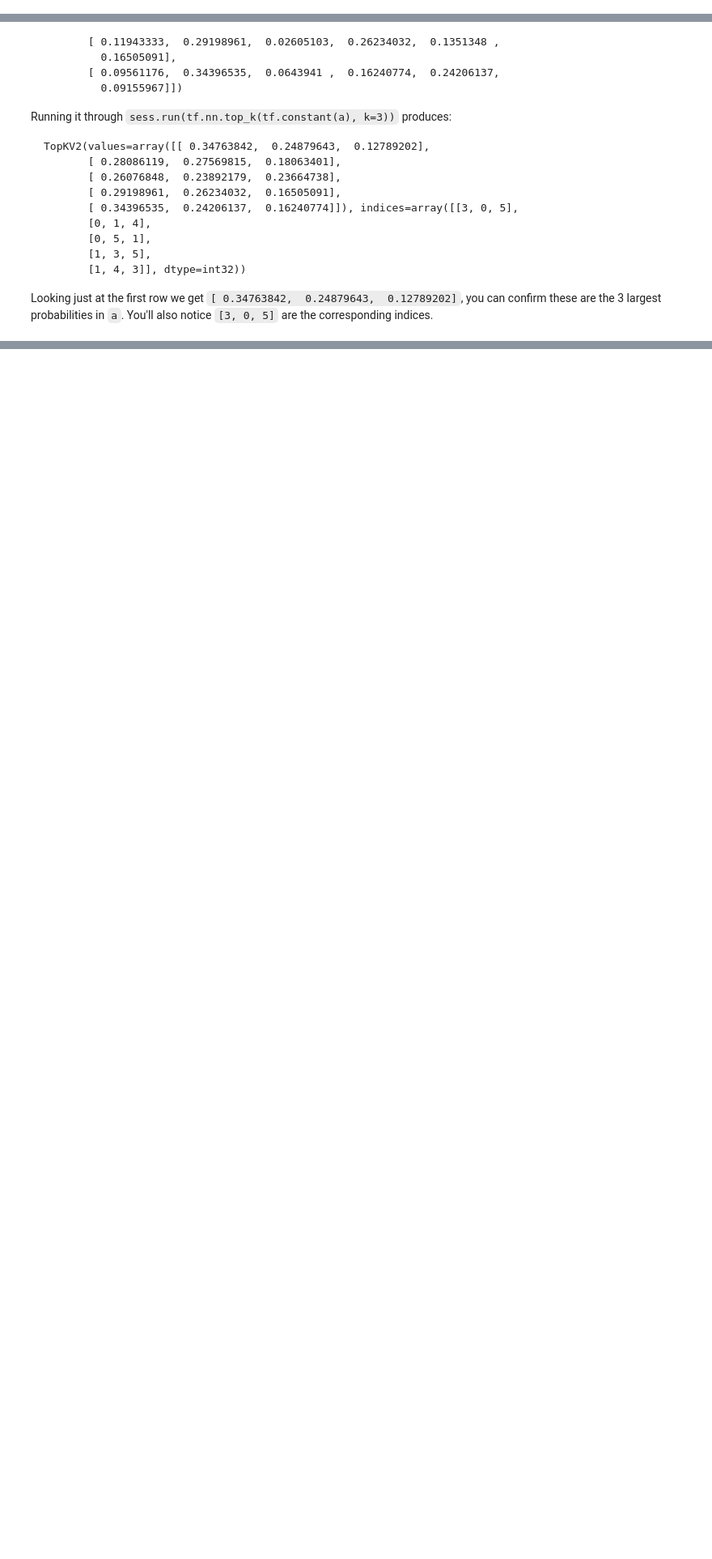
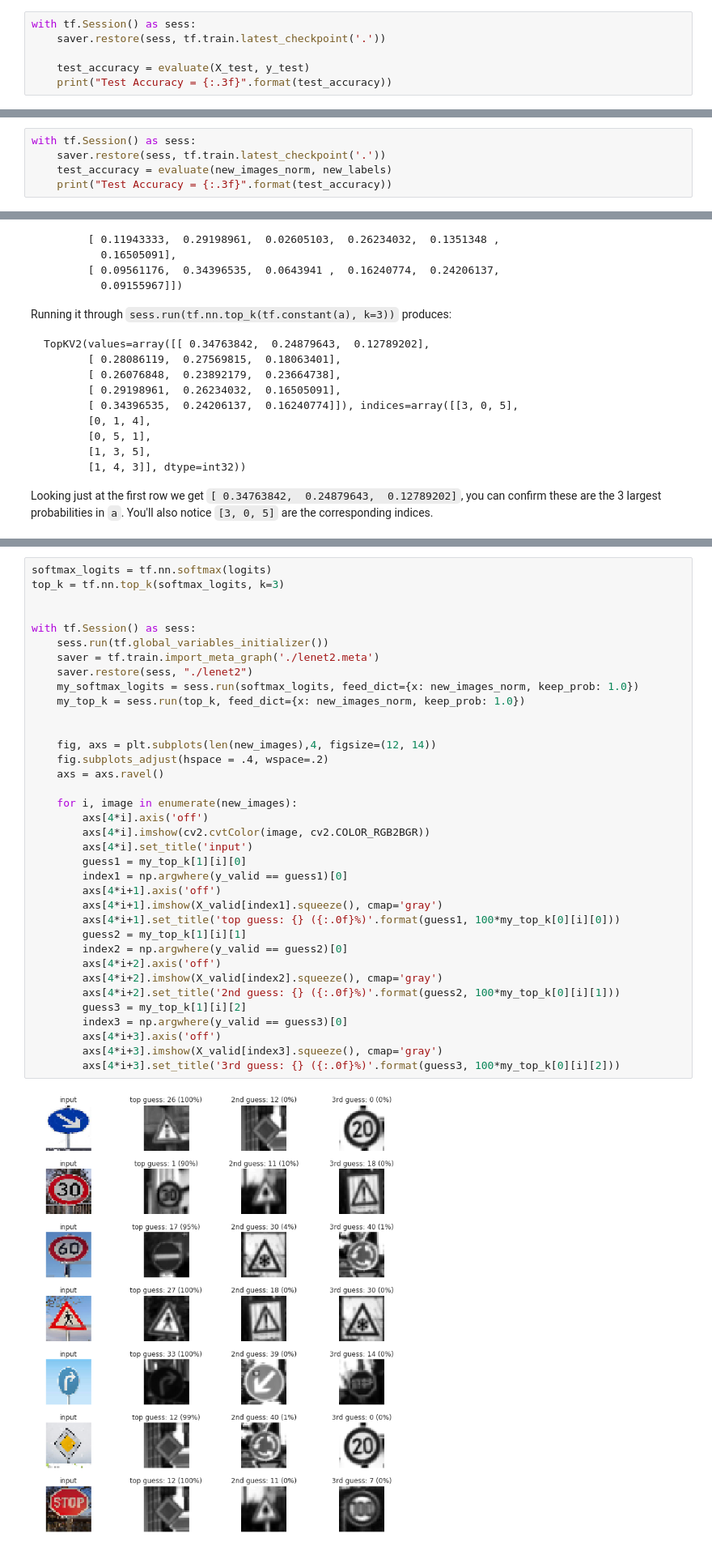
Before and after one commit to saransh09/TrafficSignClassifier, a Jupyter notebook: Traffic_Sign_Classifier.ipynb, the cells around one changed output, grey strips where cells are left out. Shown at 81% size. Drawn from its saved outputs; the diff is of its cells as text; blank space fills up the shorter version.

```diff
--- a/Traffic_Sign_Classifier.ipynb
+++ b/Traffic_Sign_Classifier.ipynb
@@ -562,0 +581,6 @@ sets imply underfitting. A high accuracy on the training set but low accuracy on
+# %%
+with tf.Session() as sess:
+    saver.restore(sess, tf.train.latest_checkpoint('.'))
+
+    test_accuracy = evaluate(X_test, y_test)
+    print("Test Accuracy = {:.3f}".format(test_accuracy))
@@ -586,0 +637,5 @@ You may find `signnames.csv` useful as it contains mappings from the class id (i
+# %%
+with tf.Session() as sess:
+    saver.restore(sess, tf.train.latest_checkpoint('.'))
+    test_accuracy = evaluate(new_images_norm, new_labels)
+    print("Test Accuracy = {:.3f}".format(test_accuracy))
@@ -630,3 +686,41 @@ Looking just at the first row we get `[ 0.34763842,  0.24879643,  0.12789202]`,
+# %%
+softmax_logits = tf.nn.softmax(logits)
+top_k = tf.nn.top_k(softmax_logits, k=3)
+
+
+with tf.Session() as sess:
+    sess.run(tf.global_variables_initializer())
+    saver = tf.train.import_meta_graph('./lenet2.meta')
+    saver.restore(sess, "./lenet2")
+    my_softmax_logits = sess.run(softmax_logits, feed_dict={x: new_images_norm, keep_prob: 1.0})
+    my_top_k = sess.run(top_k, feed_dict={x: new_images_norm, keep_prob: 1.0})
+
+
+    fig, axs = plt.subplots(len(new_images),4, figsize=(12, 14))
+    fig.subplots_adjust(hspace = .4, wspace=.2)
+    axs = axs.ravel()
+
+    for i, image in enumerate(new_images):
+        axs[4*i].axis('off')
+        axs[4*i].imshow(cv2.cvtColor(image, cv2.COLOR_RGB2BGR))
+        axs[4*i].set_title('input')
+        guess1 = my_top_k[1][i][0]
+        index1 = np.argwhere(y_valid == guess1)[0]
+        axs[4*i+1].axis('off')
+        axs[4*i+1].imshow(X_valid[index1].squeeze(), cmap='gray')
+        axs[4*i+1].set_title('top guess: {} ({:.0f}%)'.format(guess1, 100*my_top_k[0][i][0]))
+        guess2 = my_top_k[1][i][1]
+        index2 = np.argwhere(y_valid == guess2)[0]
+        axs[4*i+2].axis('off')
+        axs[4*i+2].imshow(X_valid[index2].squeeze(), cmap='gray')
+        axs[4*i+2].set_title('2nd guess: {} ({:.0f}%)'.format(guess2, 100*my_top_k[0][i][1]))
+        guess3 = my_top_k[1][i][2]
+        index3 = np.argwhere(y_valid == guess3)[0]
+        axs[4*i+3].axis('off')
+        axs[4*i+3].imshow(X_valid[index3].squeeze(), cmap='gray')
+        axs[4*i+3].set_title('3rd guess: {} ({:.0f}%)'.format(guess3, 100*my_top_k[0][i][2]))
+# %% [output]
+[figure, added]
 # %% [markdown]
 ### Project Writeup
 
```
Also changed, not shown: parts of 38 cells of this notebook, 10 other files.
